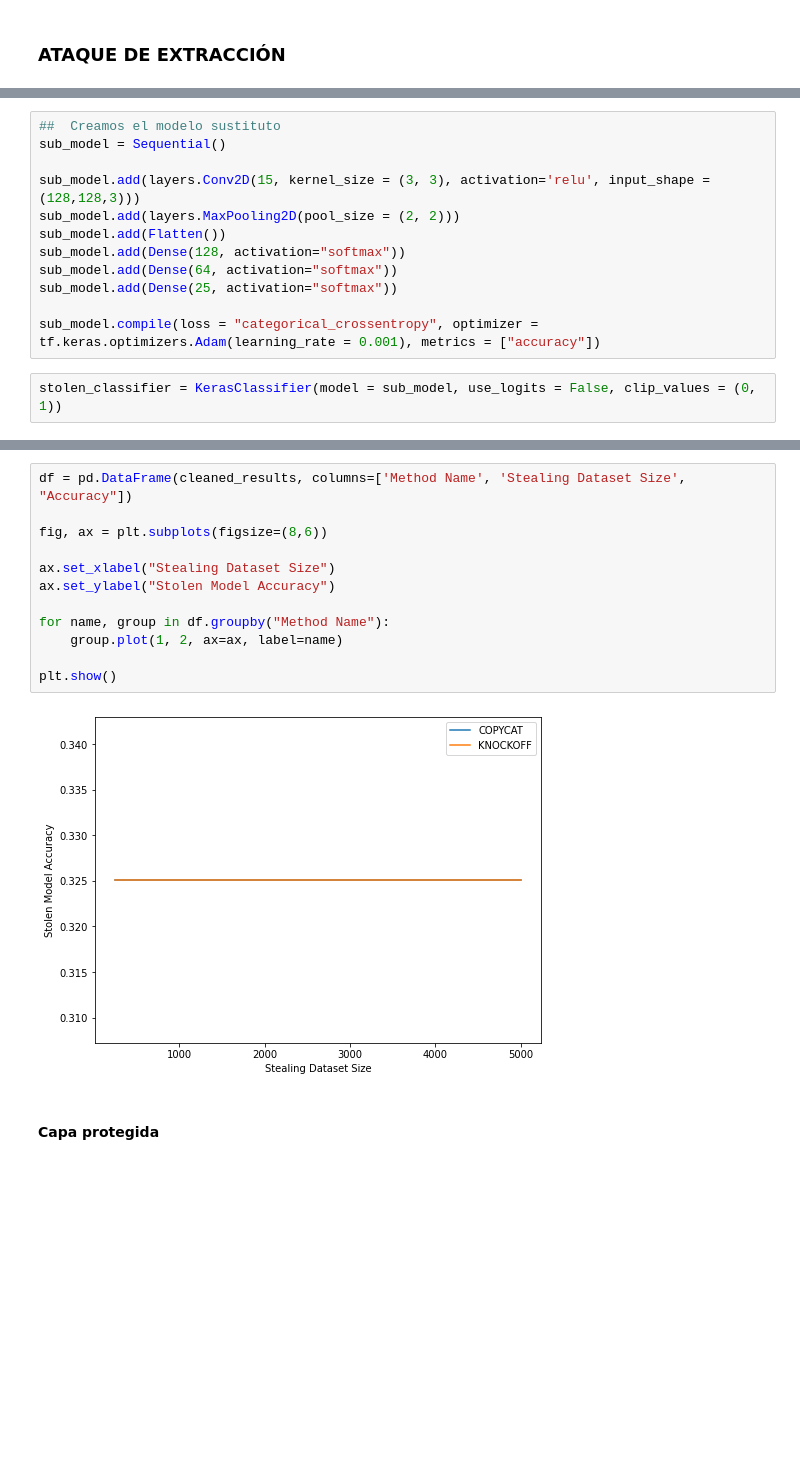
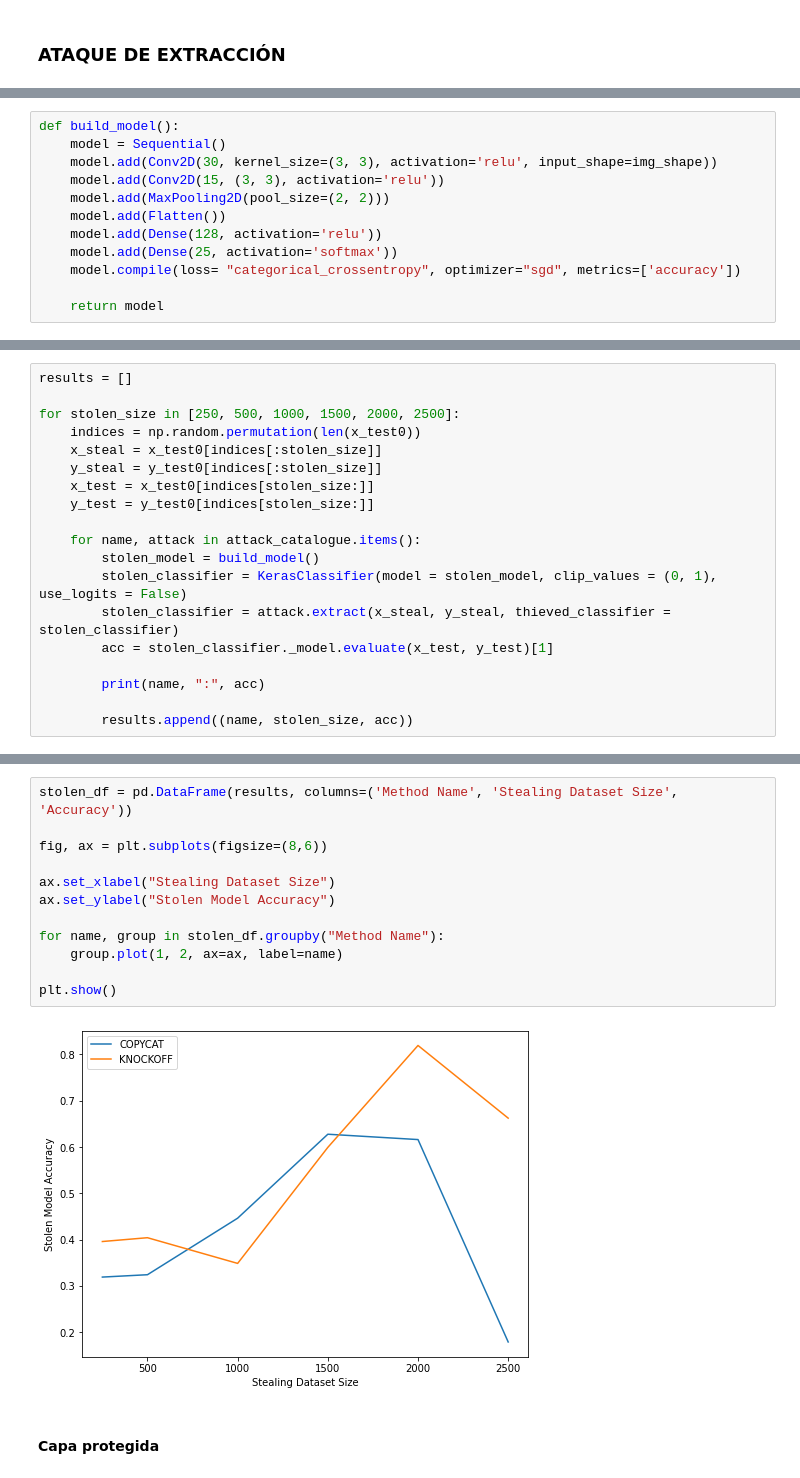
Before and after one commit to lpcuellar/SDS-Proyecto-3, a Jupyter notebook: analysis.ipynb, the cells around one changed output, grey strips where cells are left out. Saved outputs shown, nothing was run; the diff lists cells and outputs as text; blank space fills up the shorter version.

```diff
--- a/analysis.ipynb
+++ b/analysis.ipynb
@@ -235,14 +253,12 @@ tf.compat.v1.disable_eager_execution()
 # %%
-##  Creamos el modelo sustituto
-sub_model = Sequential()
+def build_model():
+    model = Sequential()
+    model.add(Conv2D(30, kernel_size=(3, 3), activation='relu', input_shape=img_shape))
+    model.add(Conv2D(15, (3, 3), activation='relu'))
+    model.add(MaxPooling2D(pool_size=(2, 2)))
+    model.add(Flatten())
+    model.add(Dense(128, activation='relu'))
+    model.add(Dense(25, activation='softmax'))
+    model.compile(loss= "categorical_crossentropy", optimizer="sgd", metrics=['accuracy'])
 
-sub_model.add(layers.Conv2D(15, kernel_size = (3, 3), activation='relu', input_shape = (128,128,3)))
-sub_model.add(layers.MaxPooling2D(pool_size = (2, 2)))
-sub_model.add(Flatten())
-sub_model.add(Dense(128, activation="softmax"))
-sub_model.add(Dense(64, activation="softmax"))
-sub_model.add(Dense(25, activation="softmax"))
-
-sub_model.compile(loss = "categorical_crossentropy", optimizer = tf.keras.optimizers.Adam(learning_rate = 0.001), metrics = ["accuracy"])
+    return model
-# %%
-stolen_classifier = KerasClassifier(model = sub_model, use_logits = False, clip_values = (0, 1))
@@ -338,0 +265,19 @@ cleaned_results
+# %%
+results = []
+
+for stolen_size in [250, 500, 1000, 1500, 2000, 2500]:
+    indices = np.random.permutation(len(x_test0))
+    x_steal = x_test0[indices[:stolen_size]]
+    y_steal = y_test0[indices[:stolen_size]]
+    x_test = x_test0[indices[stolen_size:]]
+    y_test = y_test0[indices[stolen_size:]]
+
+    for name, attack in attack_catalogue.items():
+        stolen_model = build_model()
+        stolen_classifier = KerasClassifier(model = stolen_model, clip_values = (0, 1), use_logits = False)
+        stolen_classifier = attack.extract(x_steal, y_steal, thieved_classifier = stolen_classifier)
+        acc = stolen_classifier._model.evaluate(x_test, y_test)[1]
+
+        print(name, ":", acc)
+
+        results.append((name, stolen_size, acc))
@@ -339,17 +302,17 @@ cleaned_results
 # %%
-df = pd.DataFrame(cleaned_results, columns=['Method Name', 'Stealing Dataset Size', "Accuracy"])
+stolen_df = pd.DataFrame(results, columns=('Method Name', 'Stealing Dataset Size', 'Accuracy'))
 
 fig, ax = plt.subplots(figsize=(8,6))
 
 ax.set_xlabel("Stealing Dataset Size")
 ax.set_ylabel("Stolen Model Accuracy")
 
-for name, group in df.groupby("Method Name"):
+for name, group in stolen_df.groupby("Method Name"):
     group.plot(1, 2, ax=ax, label=name)
 
 plt.show()
 # %% [output]
-[figure, old version]
+[figure, new version]
 # %% [markdown]
 #### Capa protegida
 # %%
```
Also changed, not shown: parts of 40 cells of this notebook, 1 other file.
